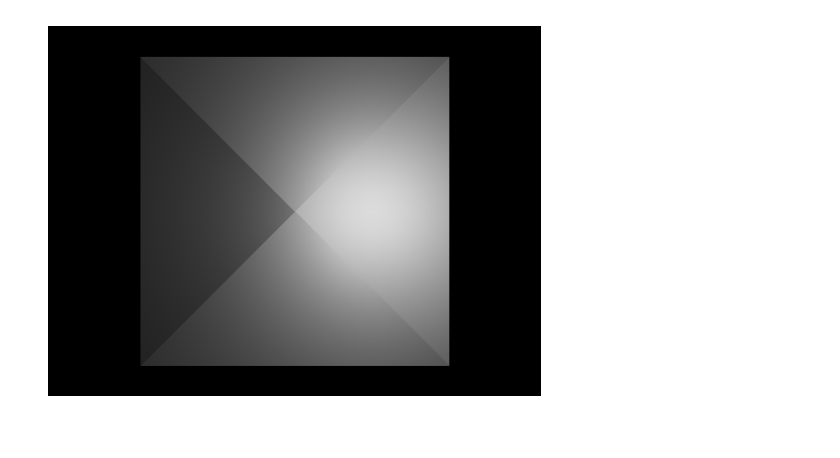
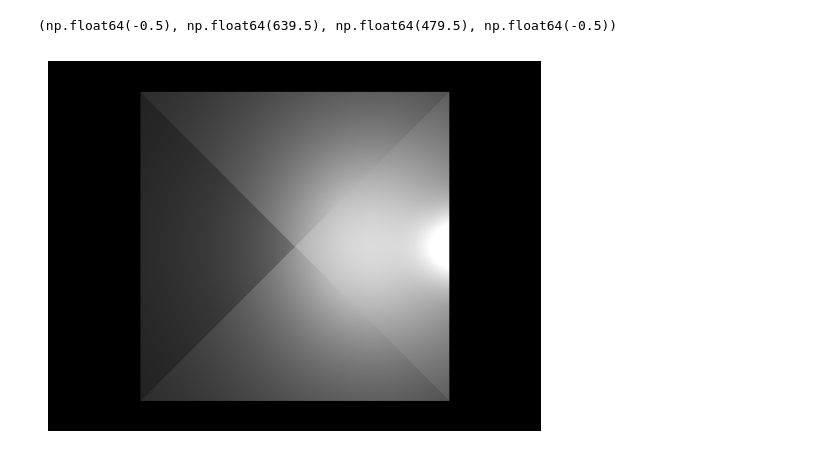
Before and after one commit to Isembart/Grafika-Komputerowa, a Jupyter notebook: Lab9/lab9.ipynb, the cells around one changed output. Cells and saved outputs as stored; diff of their text form; code cells hidden in the pictures.

```diff
--- a/Lab9/lab9.ipynb
+++ b/Lab9/lab9.ipynb
@@ -164,32 +246,48 @@ def DrawTriangleWithLambert(
 # %%
 Triangles = [
     Triangle(Point(0, 0, 10), Point(20, 20, 20), Point(20, -20, 20)),
     Triangle(Point(0, 0, 10), Point(20, -20, 20), Point(-20, -20, 20)),
     Triangle(Point(0, 0, 10), Point(-20, -20, 20), Point(-20, 20, 20)),
     Triangle(Point(0, 0, 10), Point(-20, 20, 20), Point(20, 20, 20)),
 ]
 
 Lights = [Light(Point(10, 0, 0), 235)]
 
 Eye_position = Point(65, 0, 0)
 
 ROZDZIELCZOSC_X = 640
 ROZDZIELCZOSC_Y = 480
 DX = 0.1
 DY = 0.1
 
 AMBIENT_LIGHT = 20
 
 image = np.zeros((ROZDZIELCZOSC_Y, ROZDZIELCZOSC_X, 3), dtype=np.uint8)
+imagePhong = np.zeros((ROZDZIELCZOSC_Y, ROZDZIELCZOSC_X, 3), dtype=np.uint8)
 
 # for each triangle add it to the scene with light calculated
 for triangle in Triangles:
-    image = DrawTriangleWithLambert(
-        image, triangle, Lights, ROZDZIELCZOSC_X, ROZDZIELCZOSC_Y, DX, DY, AMBIENT_LIGHT
+    # image = DrawTriangleWithLambert(
+    #     image, triangle, Lights, ROZDZIELCZOSC_X, ROZDZIELCZOSC_Y, DX, DY, AMBIENT_LIGHT
+    # )
+    imagePhong = DrawTriangleWithPhong(
+        imagePhong,
+        triangle,
+        Lights,
+        ROZDZIELCZOSC_X,
+        ROZDZIELCZOSC_Y,
+        DX,
+        DY,
+        AMBIENT_LIGHT,
+        Eye_position,
     )
 
-plt.imshow(image)
+# plt.imshow(image)
+# plt.axis("off")
+# plt.show()
+
+plt.imshow(imagePhong)
 plt.axis("off")
-plt.show()
 # %% [output]
+(np.float64(-0.5), np.float64(639.5), np.float64(479.5), np.float64(-0.5))
-[figure, old version]
+[figure, new version]
```
Also changed, not shown: parts of 1 cell of this notebook.
